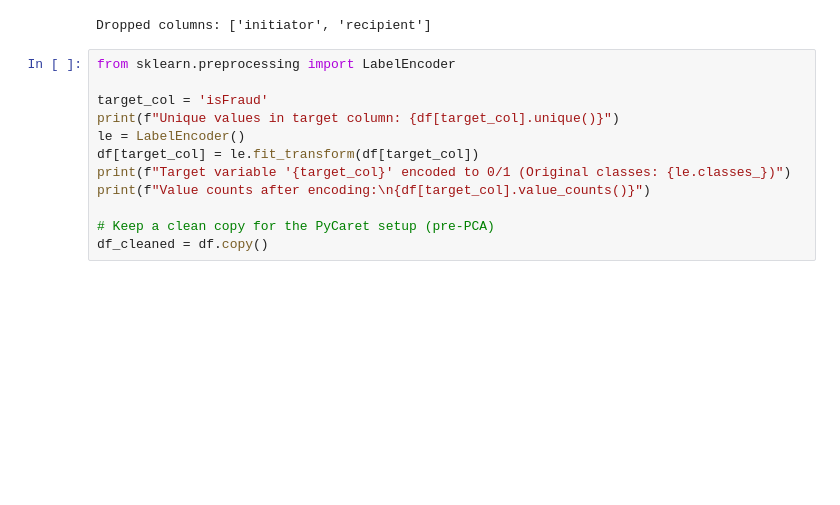
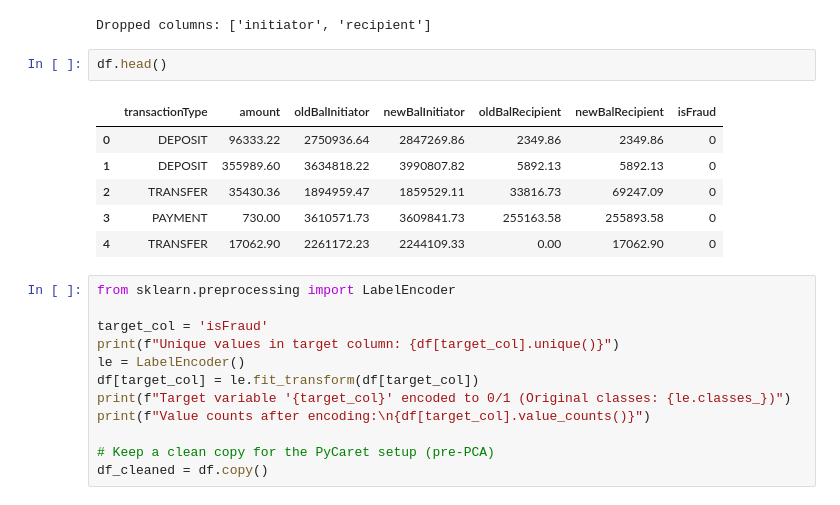
Before and after one commit to dbaeka/insurance-fraud-detection, a Jupyter notebook: Mobile Money Fraud Detection.ipynb, the cells around one changed output. Cells and saved outputs as stored; diff of their text form; blank space fills up the shorter version.

```diff
--- a/Mobile Money Fraud Detection.ipynb
+++ b/Mobile Money Fraud Detection.ipynb
@@ -207,6 +197,15 @@ df.drop(cols_to_drop, axis=1, inplace=True)
 print(f"\nDropped columns: {cols_to_drop}")
 # %% [output]
 Dropped columns: ['initiator', 'recipient']
+# %%
+df.head()
+# %% [output]
+|  | transactionType | amount | oldBalInitiator | newBalInitiator | oldBalRecipient | newBalRecipient | isFraud |
+| 0 | DEPOSIT | 96333.22 | 2750936.64 | 2847269.86 | 2349.86 | 2349.86 | 0 |
+| 1 | DEPOSIT | 355989.60 | 3634818.22 | 3990807.82 | 5892.13 | 5892.13 | 0 |
+| 2 | TRANSFER | 35430.36 | 1894959.47 | 1859529.11 | 33816.73 | 69247.09 | 0 |
+| 3 | PAYMENT | 730.00 | 3610571.73 | 3609841.73 | 255163.58 | 255893.58 | 0 |
+| 4 | TRANSFER | 17062.90 | 2261172.23 | 2244109.33 | 0.00 | 17062.90 | 0 |
 # %%
 from sklearn.preprocessing import LabelEncoder
 
```
Also changed, not shown: parts of 4 cells of this notebook.
